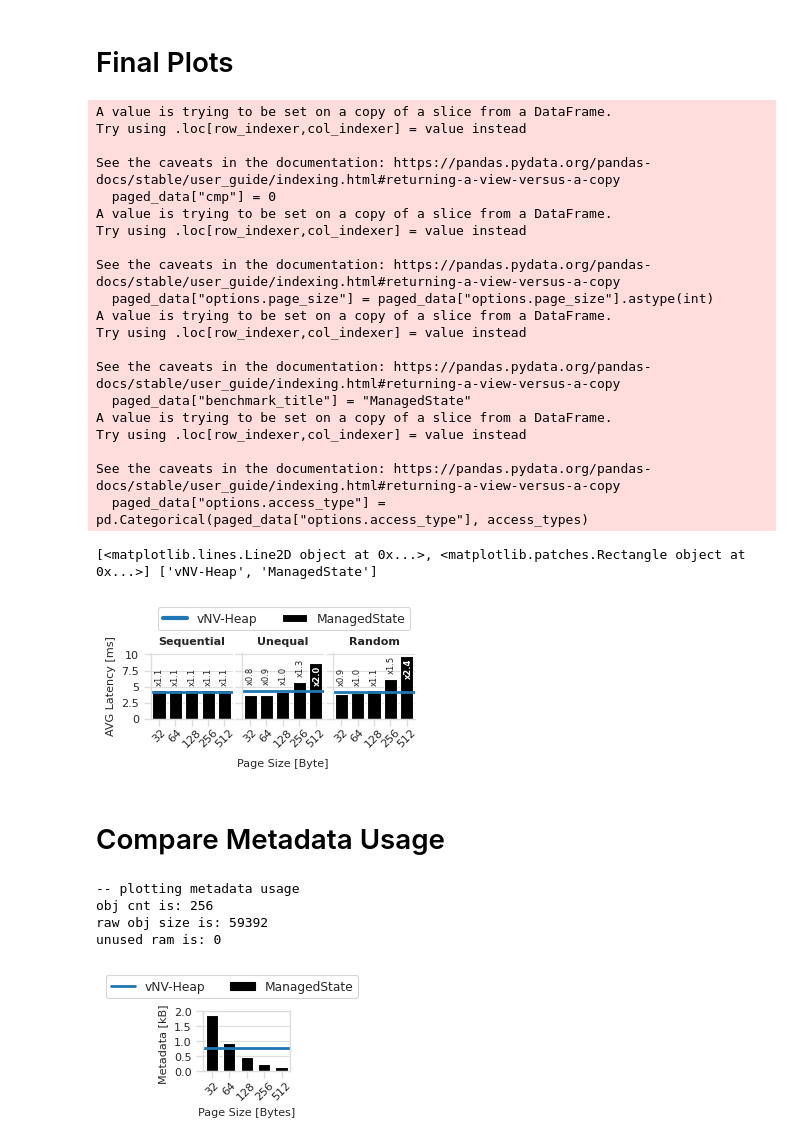
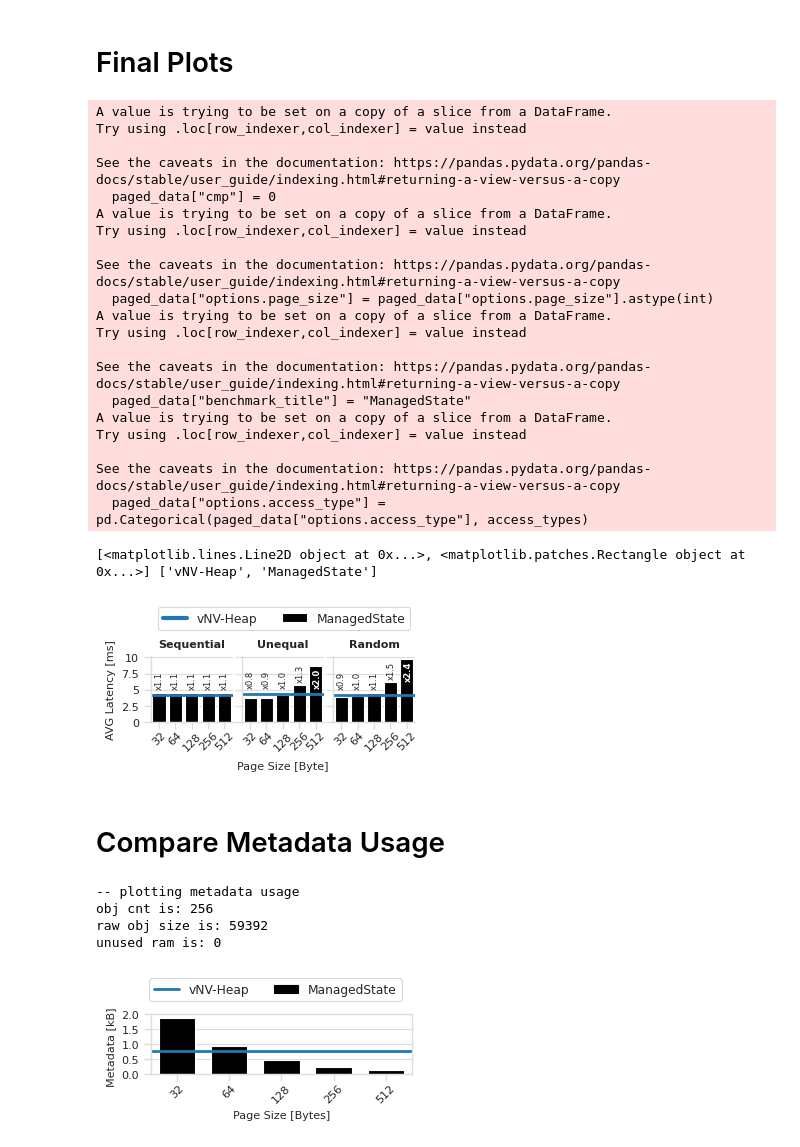
Before and after one commit to markus-gerber/vnv-heap, a Jupyter notebook: evaluation/kvs.ipynb, the cells around one changed output. Cells and saved outputs as stored; diff of their text form; code cells hidden in the pictures.

Commit message:
added tables to show differences in measurements + plot alignment

```diff
--- a/evaluation/kvs.ipynb
+++ b/evaluation/kvs.ipynb
@@ -242,7 +242,9 @@ for (ax, access_type) in zip(g.axes, access_types):
             label.set_y(-1.5)
             label.set_fontweight("bold")
             label.set_color("white")
-        if cmp < 1.2:
+        elif cmp > 1.2:
+            label.set_y(2)
+        elif cmp < 1.2:
             label.set_visible(False)
             ax.annotate(label.get_text(), (path.get_x() + path.get_width() / 2, line.get_ydata()[0] + 1), ha="center", va="bottom", rotation=90, fontsize=6, color="#222222")
 
@@ -265,7 +267,7 @@ plt.legend(
     handles = legend_handles,
     labels = legend_labels,
     loc = "lower center",
-    bbox_to_anchor=(-0.6, 1.25),
+    bbox_to_anchor=(-0.6, 1.25 + 0.05),
     ncol=2,
     title=None,
     frameon=True,
@@ -295,7 +297,7 @@ Try using .loc[row_indexer,col_indexer] = value instead
 See the caveats in the documentation: https://pandas.pydata.org/pandas-docs/stable/user_guide/indexing.html#returning-a-view-versus-a-copy
   paged_data["options.access_type"] = pd.Categorical(paged_data["options.access_type"], access_types)
 [<matplotlib.lines.Line2D object at 0x...>, <matplotlib.patches.Rectangle object at 0x...>] ['vNV-Heap', 'ManagedState']
-[figure, old version]
+[figure, new version]
 # %% [markdown]
 # Compare Metadata Usage
 # %%
@@ -347,6 +349,7 @@ def plot_metadata_usage(ax: plt.Axes, objs: list, unused_ram: int = 0):
     # ax.axhline(y=vnv_heap_line, color=sns.blend_palette(["white", palette[1]], n_colors=4)[1], linewidth=3)
     ax.axhline(y=vnv_heap_line, color=palette[1], linewidth=2)
 
+
     # barlabels = ax.bar_label(ax.containers[0], labels=data["cmp"].map('x{:,.1f}'.format), rotation=90, padding=4, color="black", fontsize=6)
     # for (label, cmp) in zip(barlabels, list(data["cmp"])):
     #     label.set_x(1.5)
@@ -356,6 +359,8 @@ def plot_metadata_usage(ax: plt.Axes, objs: list, unused_ram: int = 0):
     #         label.set_color("white")
     #     elif cmp < 0.5:
     #         label.set_y(6)
+
+    return (data, vnv_heap_line)
 # %%
 import matplotlib.pyplot as plt
 from matplotlib.legend_handler import HandlerTuple
@@ -363,11 +368,11 @@ from matplotlib.legend_handler import HandlerTuple
 objs = [(64, 32), (128, 128), (32, 256), (32, 1024)]
 unused_ram = 0
 
-(fig, ax) = plt.subplots(1, 1, figsize=(1.56, 3.3*0.4))
+(fig, ax) = plt.subplots(1, 1, figsize=(3.3, 3.3*0.4))
 
 
 # plot_chunks(axes[0], objs, unused_ram)
-plot_metadata_usage(ax, objs, unused_ram)
+(metadata_usage_data, vnv_heap_metadata_usage) = plot_metadata_usage(ax, objs, unused_ram)
 
 # axes[0].set_title("(a) Total Chunks", fontweight="bold")
 # ax.set_title("Total Metadata", fontweight="bold")
@@ -377,31 +382,31 @@ plot_metadata_usage(ax, objs, unused_ram)
 
 legend_handles = []
 legend_labels = []
 
 legend_handles.append(Line2D([0], [0], color=palette[1], lw=2))
 legend_labels.append("vNV-Heap")
 
 legend_handles.append(plt.Rectangle((0,0),1,1, color=palette[0]))
 legend_labels.append("ManagedState")
 
 
 fig.legend(
     handles = legend_handles,
     labels = legend_labels,
     loc = "lower center",
     bbox_to_anchor=(0.55, 0.93),
     ncol=2,
     title=None,
     frameon=True,
     handler_map={list: HandlerTuple(ndivide=None, pad=0)}
 )
 
 fig.tight_layout()
 
 save_plot(f"kvs_chunks", False)
 # %% [output]
 -- plotting metadata usage
 obj cnt is: 256
 raw obj size is: 59392
 unused ram is: 0
-[figure, old version]
+[figure, new version]
```
Also changed, not shown: parts of 1 cell of this notebook, 2 other files.
